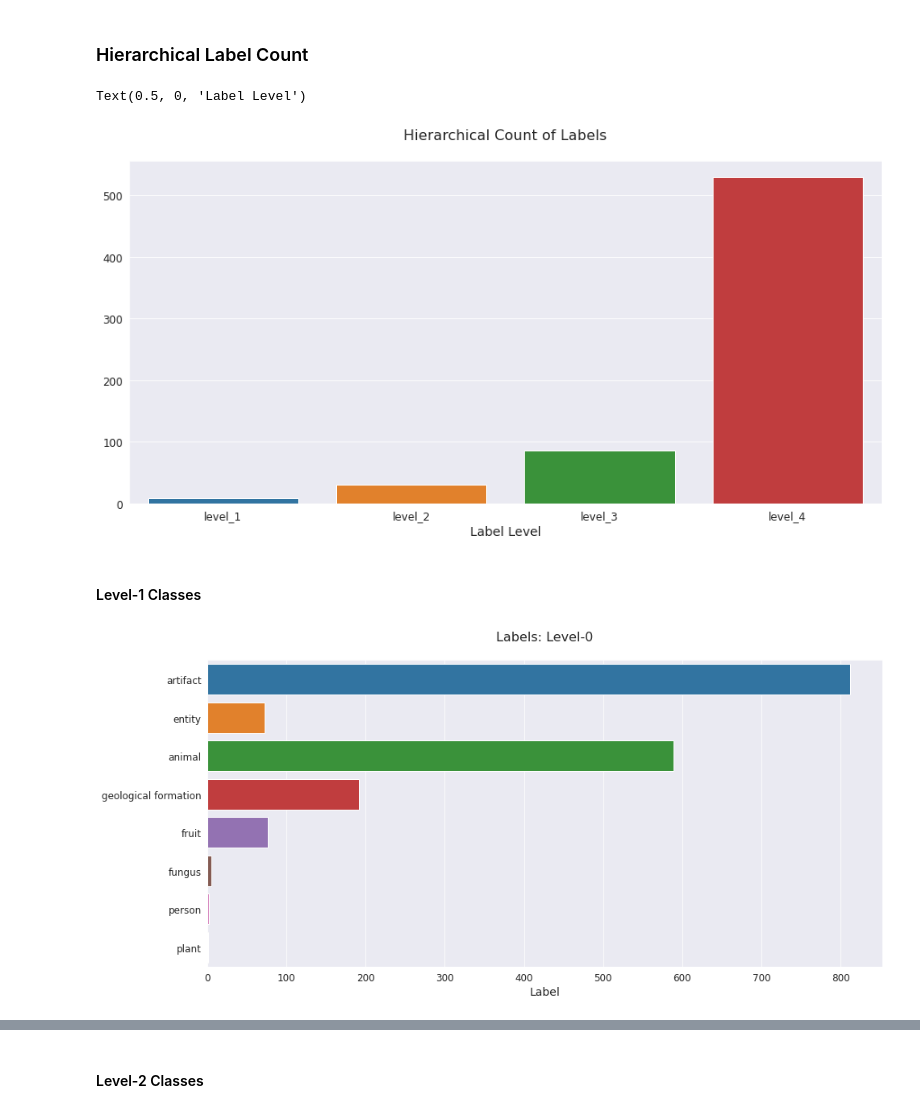
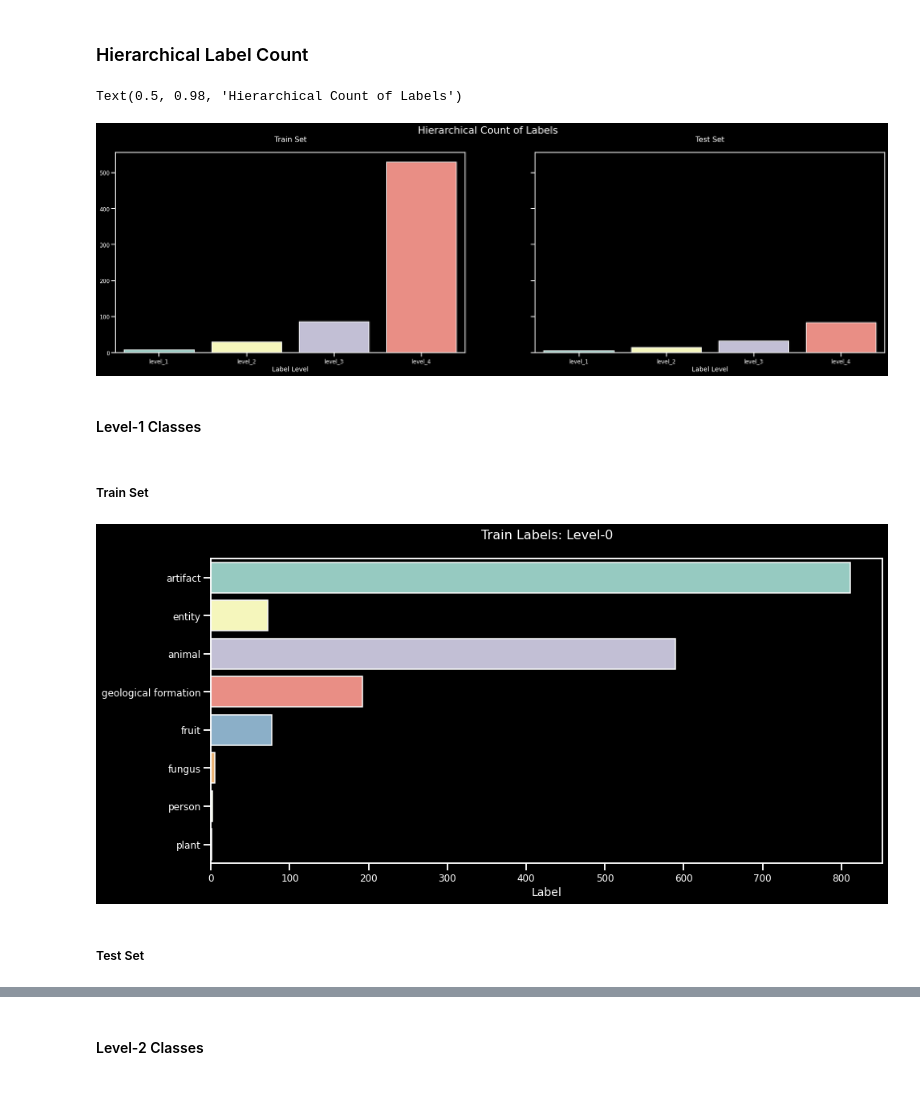
Before and after one commit to theairbend3r/decoding-thoughts, a Jupyter notebook: notebooks/01_exploratory_analysis.ipynb, the cells around one changed output, grey strips where cells are left out. Saved outputs shown, nothing was run; the diff lists cells and outputs as text; code cells hidden in the pictures.

```diff
--- a/notebooks/01_exploratory_analysis.ipynb
+++ b/notebooks/01_exploratory_analysis.ipynb
@@ -10,7 +10,10 @@ from src.utils.util import filter_voxel_by_roi
 from src.explore.summary import plot_hierarchical_labels
 # %%
 %matplotlib inline
-sns.set_style("darkgrid")
+
+sns.set(style="ticks", context="talk")
+plt.style.use("dark_background")
+
 
 title_size = 16
 params = {
@@ -76,26 +79,49 @@ There are 4 levels of labels available.
 # %% [markdown]
 ### Hierarchical Label Count
 # %%
-label_levels_dict = {
+label_levels_dict_train = {
     "level_1": all_data["train_labels"][:, 0],
     "level_2": all_data["train_labels"][:, 1],
     "level_3": all_data["train_labels"][:, 2],
     "level_4": all_data["train_labels"][:, 3],
 }
 
-plt.figure(figsize=(15, 7))
+label_levels_dict_test = {
+    "level_1": all_data["test_labels"][:, 0],
+    "level_2": all_data["test_labels"][:, 1],
+    "level_3": all_data["test_labels"][:, 2],
+    "level_4": all_data["test_labels"][:, 3],
+}
+
+
+fig, axes = plt.subplots(nrows=1, ncols=2, figsize=(30, 8), sharey=True)
 sns.barplot(
-    x=list(label_levels_dict.keys()),
-    y=[len(np.unique(v)) for v in label_levels_dict.values()],
+    x=list(label_levels_dict_train.keys()),
+    y=[len(np.unique(v)) for v in label_levels_dict_train.values()],
+    ax=axes[0],
 )
-plt.title("Hierarchical Count of Labels")
-plt.xlabel("Label Level")
+axes[0].set_title("Train Set")
+axes[0].set_xlabel("Label Level")
+
+sns.barplot(
+    x=list(label_levels_dict_test.keys()),
+    y=[len(np.unique(v)) for v in label_levels_dict_test.values()],
+    ax=axes[1],
+)
+axes[1].set_title("Test Set")
+axes[1].set_xlabel("Label Level")
+
+plt.suptitle("Hierarchical Count of Labels")
 # %% [output]
-Text(0.5, 0, 'Label Level')
+Text(0.5, 0.98, 'Hierarchical Count of Labels')
-[figure, old version]
+[figure, new version]
 # %% [markdown]
 #### Level-1 Classes
+# %% [markdown]
+##### Train Set
 # %%
-plot_hierarchical_labels(all_data=all_data, label_level=0)
+plot_hierarchical_labels(all_data=all_data, label_type="train", label_level=0)
 # %% [output]
-[figure, old version]
+[figure, new version]
+# %% [markdown]
+##### Test Set
```
Also changed, not shown: parts of 8 cells of this notebook, 46 other files.
